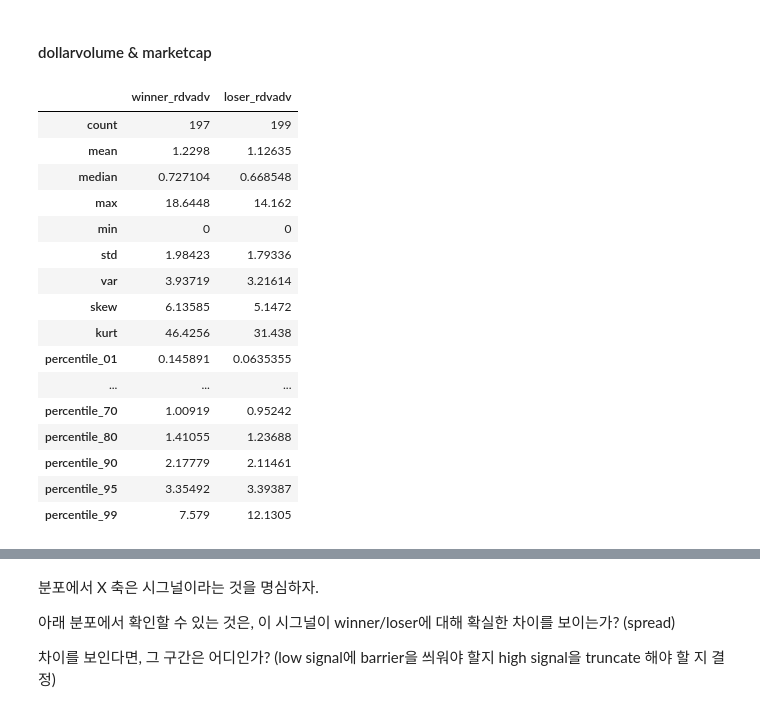
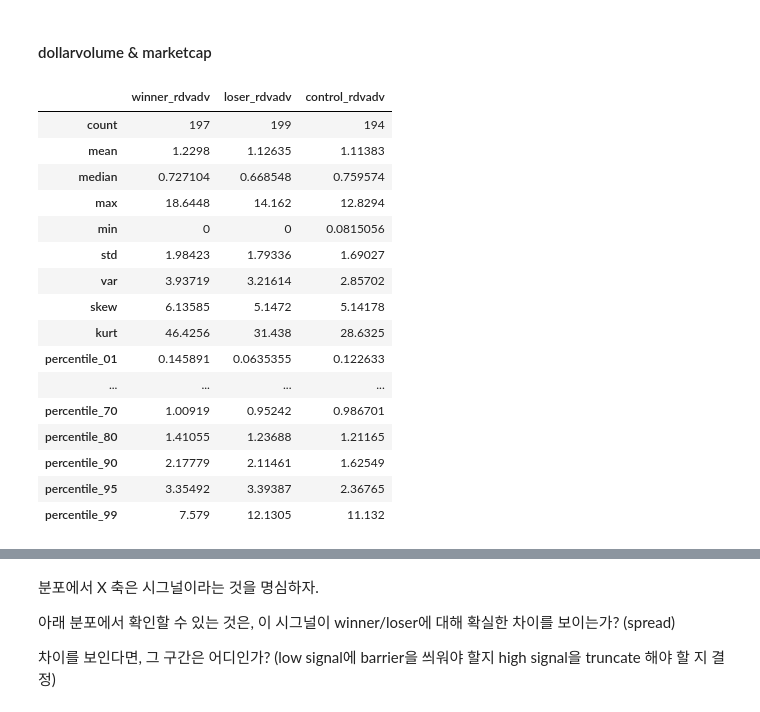
Before and after one commit to jaepil-choi/daconKRX2023, a Jupyter notebook: eda_original.ipynb, the cells around one changed output, grey strips where cells are left out. Saved outputs shown, nothing was run; the diff lists cells and outputs as text; code cells hidden in the pictures.

Commit message:
[FEAT] : Add control group in plotting & make rdvadv submission

```diff
--- a/eda_original.ipynb
+++ b/eda_original.ipynb
@@ -341,11 +345,11 @@ KOSPI_sid_list = market_cat_inrange[market_cat_inrange['is_KOSPI'] == True]['ISU
 KOSDAQ_sid_list = market_cat_inrange[market_cat_inrange['is_KOSDAQ'] == True]['ISU_SRT_CD'].unique()
 KONEX_sid_list = market_cat_inrange[market_cat_inrange['is_KONEX'] == True]['ISU_SRT_CD'].unique()
 # %%
-PORTFOLIO_DAY = '2023-05-30'
+PORTFOLIO_DATE = '2023-05-30'
 
-# portfolio_day_volume = volume_df.loc[PORTFOLIO_DAY, :]
-# portfolio_day_dollarvolume = dollarvolume_df.loc[PORTFOLIO_DAY, :]
-portfolio_day_marketcap = marketcap_df.loc[PORTFOLIO_DAY, :]
+# portfolio_day_volume = volume_df.loc[PORTFOLIO_DATE, :]
+# portfolio_day_dollarvolume = dollarvolume_df.loc[PORTFOLIO_DATE, :]
+portfolio_day_marketcap = marketcap_df.loc[PORTFOLIO_DATE, :]
 # %% [markdown]
 여기서, dollar volume은 단순 dollar volume 대신 $ \frac{RDV}{ADV} $  를 사용해보자.
 
@@ -392,13 +396,22 @@ normalized_rdvadv_signal_df
 | 2023-06-21 | 0.195139 | 0.745266 | 0.760893 | 0.314305 | 0.600249 | 0.210089 | 1.11281 | 0.750845 | 0.45127 | 0.75453 | ... | ... |
 465 rows × 2000 columns
 # %%
-portfolio_day_normal_rdvadv = normalized_rdvadv_signal_df.loc[PORTFOLIO_DAY, :]
+portfolio_day_normal_rdvadv = normalized_rdvadv_signal_df.loc[PORTFOLIO_DATE, :]
 # %%
 winner_rdvadv = portfolio_day_normal_rdvadv[winners]
 winner_marketcaps = portfolio_day_marketcap[winners]
 
 loser_rdvadv = portfolio_day_normal_rdvadv[losers]
 loser_marketcaps = portfolio_day_marketcap[losers]
+# %%
+control_rdvadv = portfolio_day_normal_rdvadv[~portfolio_day_normal_rdvadv.index.isin(winners) & ~portfolio_day_normal_rdvadv.index.isin(losers)]
+control_marketcaps = portfolio_day_marketcap[~portfolio_day_marketcap.index.isin(winners) & ~portfolio_day_marketcap.index.isin(losers)]
+
+# control은 너무 많으니까 200개만 sample한다.
+
+RANDOM_STATE = 42 # TODO: global random seed 필요
+control_rdvadv = control_rdvadv.sample(n=200, random_state=RANDOM_STATE)
+control_marketcaps = control_marketcaps.sample(n=200, random_state=RANDOM_STATE)
 # %% [markdown]
 #### dollarvolume & marketcap
 # %%
@@ -406,33 +419,35 @@ STATS = eutil.statistics
 # %%
 eutil.compare_s_stats(
     s_list = [
         winner_rdvadv,
         loser_rdvadv,
+        control_rdvadv,
         ],
     statistics=STATS,
     colname_list=[
         'winner_rdvadv',
         'loser_rdvadv',
+        'control_rdvadv',
         ]
 )
 # %% [output]
-|  | winner_rdvadv | loser_rdvadv |
-| count | 197 | 199 |
-| mean | 1.2298 | 1.12635 |
-| median | 0.727104 | 0.668548 |
-| max | 18.6448 | 14.162 |
-| min | 0 | 0 |
-| std | 1.98423 | 1.79336 |
-| var | 3.93719 | 3.21614 |
-| skew | 6.13585 | 5.1472 |
-| kurt | 46.4256 | 31.438 |
-| percentile_01 | 0.145891 | 0.0635355 |
-| ... | ... | ... |
-| percentile_70 | 1.00919 | 0.95242 |
-| percentile_80 | 1.41055 | 1.23688 |
-| percentile_90 | 2.17779 | 2.11461 |
-| percentile_95 | 3.35492 | 3.39387 |
-| percentile_99 | 7.579 | 12.1305 |
+|  | winner_rdvadv | loser_rdvadv | control_rdvadv |
+| count | 197 | 199 | 194 |
+| mean | 1.2298 | 1.12635 | 1.11383 |
+| median | 0.727104 | 0.668548 | 0.759574 |
+| max | 18.6448 | 14.162 | 12.8294 |
+| min | 0 | 0 | 0.0815056 |
+| std | 1.98423 | 1.79336 | 1.69027 |
+| var | 3.93719 | 3.21614 | 2.85702 |
+| skew | 6.13585 | 5.1472 | 5.14178 |
+| kurt | 46.4256 | 31.438 | 28.6325 |
+| percentile_01 | 0.145891 | 0.0635355 | 0.122633 |
+| ... | ... | ... | ... |
+| percentile_70 | 1.00919 | 0.95242 | 0.986701 |
+| percentile_80 | 1.41055 | 1.23688 | 1.21165 |
+| percentile_90 | 2.17779 | 2.11461 | 1.62549 |
+| percentile_95 | 3.35492 | 3.39387 | 2.36765 |
+| percentile_99 | 7.579 | 12.1305 | 11.132 |
 # %%
 eutil.compare_s_stats(
     s_list = [
```
Also changed, not shown: parts of 23 cells of this notebook.
